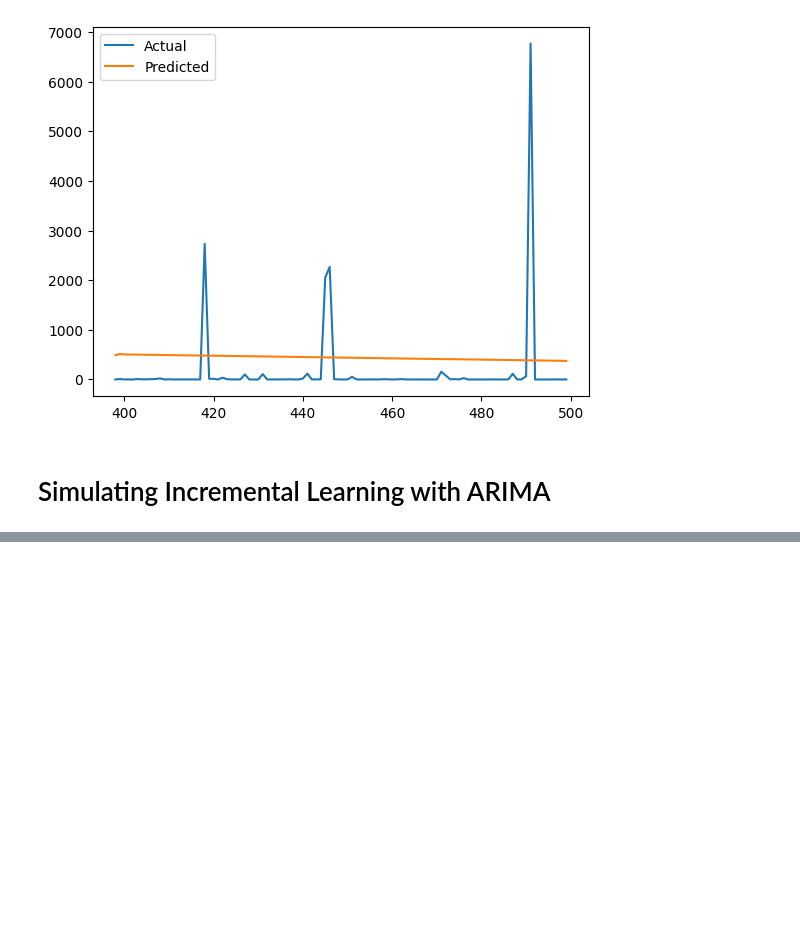
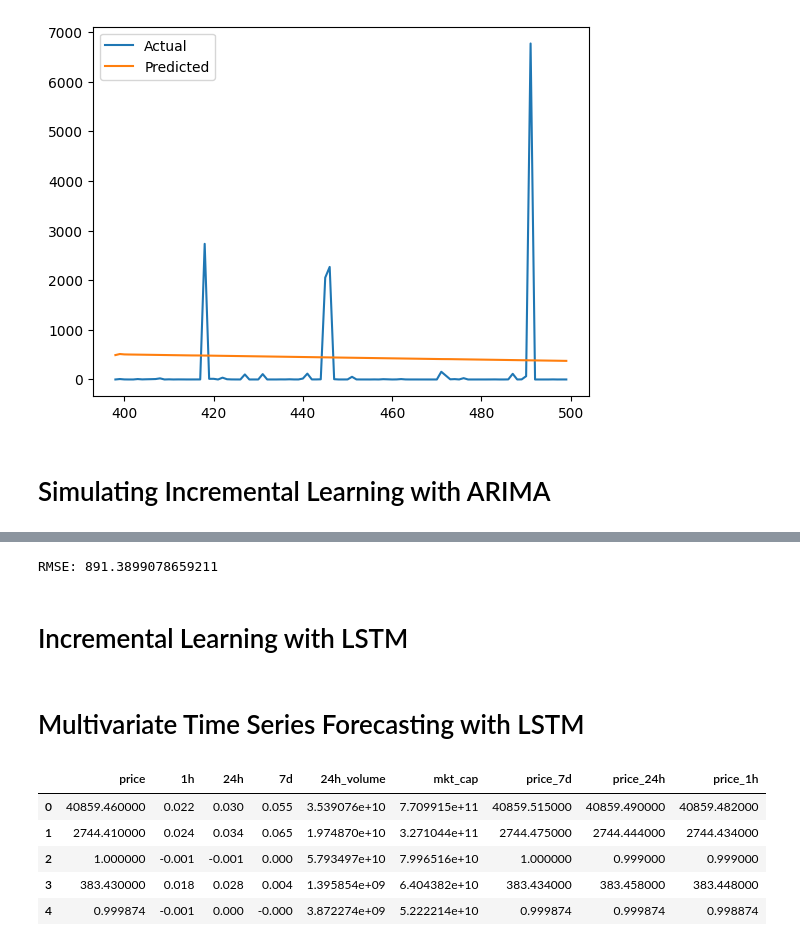
Before and after one commit to skodali4/FH03-Senior-Design-Project, a Jupyter notebook: kaggle_temp_model.ipynb, the cells around one changed output, grey strips where cells are left out. Saved outputs shown, nothing was run; the diff lists cells and outputs as text; code cells hidden in the pictures; blank space fills up the shorter version.

Commit message:
training lstm models on kaggle data

```diff
--- a/kaggle_temp_model.ipynb
+++ b/kaggle_temp_model.ipynb
@@ -198,0 +251,20 @@ forecast = model_updated.forecast(steps=n)
+# %%
+test_score = np.sqrt(np.mean((test_predict - test_y) ** 2))
+print(f"RMSE: {test_score}")
+# %% [output]
+RMSE: 891.3899078659211
+# %% [markdown]
+# Incremental Learning with LSTM
+# %% [markdown]
+# Multivariate Time Series Forecasting with LSTM
+# %%
+
+df_numeric = df.drop(columns=['coin', 'symbol', 'date'])
+df_numeric.head()
+# %% [output]
+|  | price | 1h | 24h | 7d | 24h_volume | mkt_cap | price_7d | price_24h | price_1h |
+| 0 | 40859.460000 | 0.022 | 0.030 | 0.055 | 3.539076e+10 | 7.709915e+11 | 40859.515000 | 40859.490000 | 40859.482000 |
+| 1 | 2744.410000 | 0.024 | 0.034 | 0.065 | 1.974870e+10 | 3.271044e+11 | 2744.475000 | 2744.444000 | 2744.434000 |
+| 2 | 1.000000 | -0.001 | -0.001 | 0.000 | 5.793497e+10 | 7.996516e+10 | 1.000000 | 0.999000 | 0.999000 |
+| 3 | 383.430000 | 0.018 | 0.028 | 0.004 | 1.395854e+09 | 6.404382e+10 | 383.434000 | 383.458000 | 383.448000 |
+| 4 | 0.999874 | -0.001 | 0.000 | -0.000 | 3.872274e+09 | 5.222214e+10 | 0.999874 | 0.999874 | 0.998874 |
```
Also changed, not shown: parts of 19 cells of this notebook.
